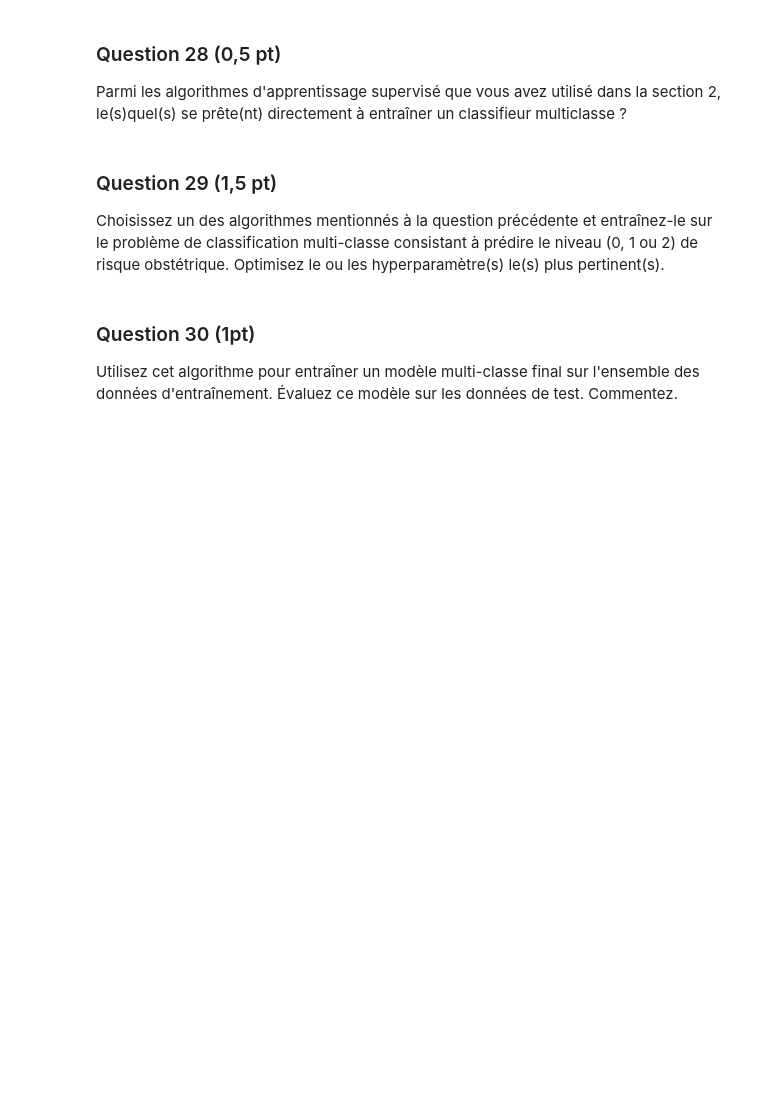
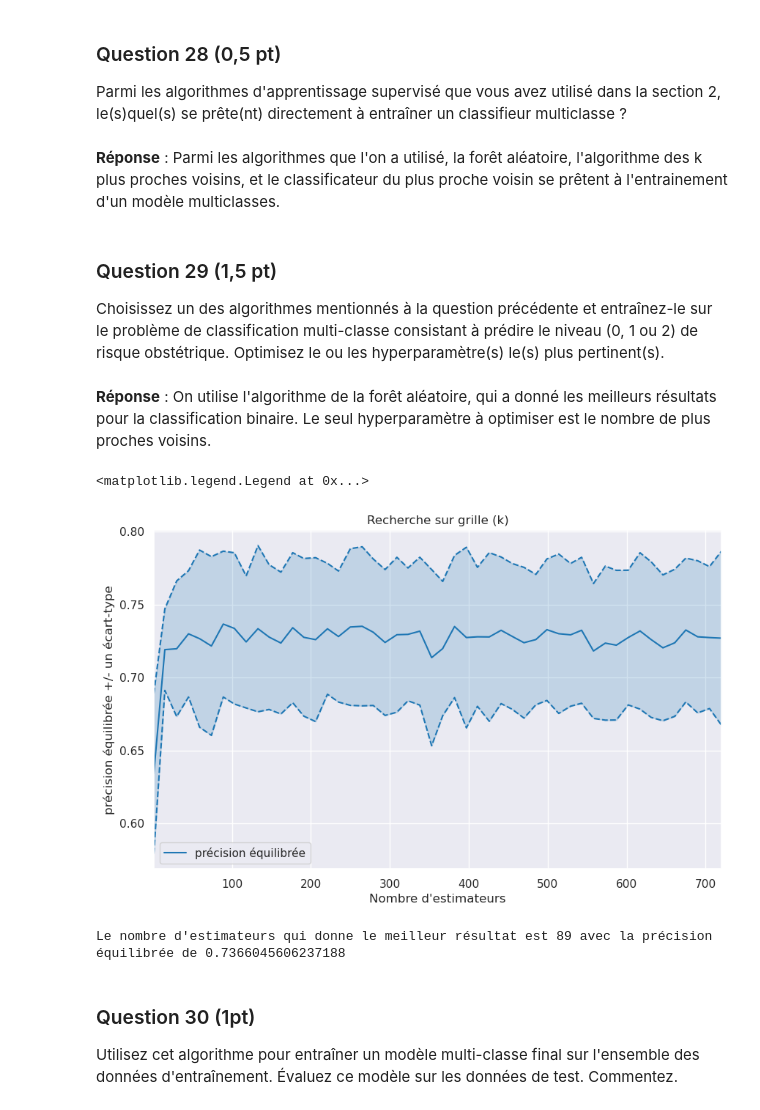
Before and after one commit to Kataevskii/projet-data, a Jupyter notebook: Projet.ipynb, the cells around one changed output. Drawn from its saved outputs; the diff is of its cells as text; code cells hidden in the pictures; blank space fills up the shorter version.

```diff
--- a/Projet.ipynb
+++ b/Projet.ipynb
@@ -520,9 +555,73 @@ Considéreriez vous possible d'utilise ce classifieur pour décider, sur la base
 # %% [markdown]
 ### Question 28 (0,5 pt)
 Parmi les algorithmes d'apprentissage supervisé que vous avez utilisé dans la section 2, le(s)quel(s) se prête(nt) directement à entraîner un classifieur multiclasse ?
+# %% [markdown]
+__Réponse__ : Parmi les algorithmes que l'on a utilisé, la forêt aléatoire, l'algorithme des k plus proches voisins, et le classificateur du plus proche voisin se prêtent à l'entrainement d'un modèle multiclasses.
 # %% [markdown]
 ### Question 29 (1,5 pt)
 Choisissez un des algorithmes mentionnés à la question précédente et entraînez-le sur le problème de classification multi-classe consistant à prédire le niveau (0, 1 ou 2) de risque obstétrique. Optimisez le ou les hyperparamètre(s) le(s) plus pertinent(s).
+# %% [markdown]
+__Réponse__ : On utilise l'algorithme de la forêt aléatoire, qui a donné les meilleurs résultats pour la classification binaire. Le seul hyperparamètre à optimiser est le nombre de plus proches voisins.
+# %%
+# Cette solution est adaptée de la PC 5
+
+# Obtention des données
+X_train = np.array(df_train.drop('Risque', axis=1))
+y_train = np.array(df_train['Risque'], dtype='int')
+
+# Standardisation des données
+std_scale = preprocessing.StandardScaler().fit (X_train)  # Standardisation des données
+X_train_scaled = std_scale.transform (X_train)
+
+# Définir la grille de valeurs de l'hyperparamètre
+ks = np.linspace(1, len(y_train) / 10 * 9, 50, dtype=int)
+kf = model_selection.KFold(n_splits=10, shuffle=True, random_state=42)
+
+# Définir le modèle à évaluer
+forest = ensemble.RandomForestClassifier()
+
+# Instantier la recherche sur grille
+grid = model_selection.GridSearchCV(forest, {'n_estimators': ks},
+                                    cv=kf, # on utilise les folds déjà définis
+                                    scoring='balanced_accuracy',
+                                    n_jobs=-1
+                                   )
+
+# Utiliser la recherche sur grille
+grid.fit(X_train_scaled, y_train)
+
+plt.figure(figsize=(10, 6))
+
+precision = grid.cv_results_['mean_test_score']
+std_error = grid.cv_results_['std_test_score']
+
+# afficher les RMSE :
+plt.plot(grid.cv_results_['param_n_estimators'], precision,
+             label="précision équilibrée", color='tab:blue')
+plt.plot(grid.cv_results_['param_n_estimators'], precision + std_error,
+             color='tab:blue', linestyle='dashed')
+plt.plot(grid.cv_results_['param_n_estimators'], precision - std_error,
+             color='tab:blue', linestyle='dashed')
+
+# colorer l'espace entre les courbes représentant les écarts-types
+plt.fill_between(ks, (precision + std_error), (precision - std_error),
+                 color='tab:blue',
+                 alpha=0.2, # contrôle la transparence
+                )
+
+# Mise en forme
+plt.xlabel("Nombre d'estimateurs")
+plt.ylabel("précision équilibrée +/- un écart-type")
+plt.xlim([ks[0], ks[-1]])
+plt.title("Recherche sur grille (k)")
+plt.legend(loc='best')
+# %% [output]
+<matplotlib.legend.Legend at 0x...>
+[figure, added]
+# %%
+print(f"Le nombre d'estimateurs qui donne le meilleur résultat est {grid.best_params_['n_estimators']} avec la précision équilibrée de {grid.best_score_}")
+# %% [output]
+Le nombre d'estimateurs qui donne le meilleur résultat est 89 avec la précision équilibrée de 0.7366045606237188
 # %% [markdown]
 ### Question 30 (1pt)
 Utilisez cet algorithme pour entraîner un modèle multi-classe final sur l'ensemble des données d'entraînement. Évaluez ce modèle sur les données de test. Commentez.
```
Also changed, not shown: parts of 15 cells of this notebook.
